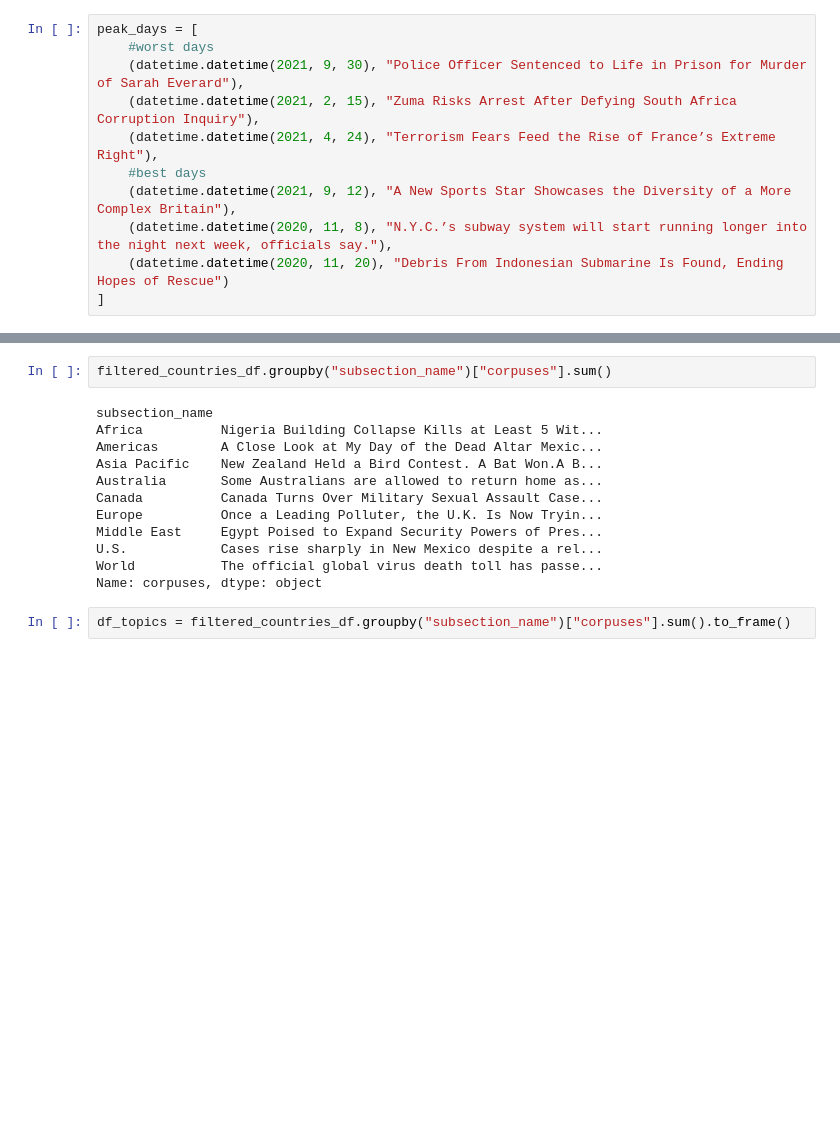
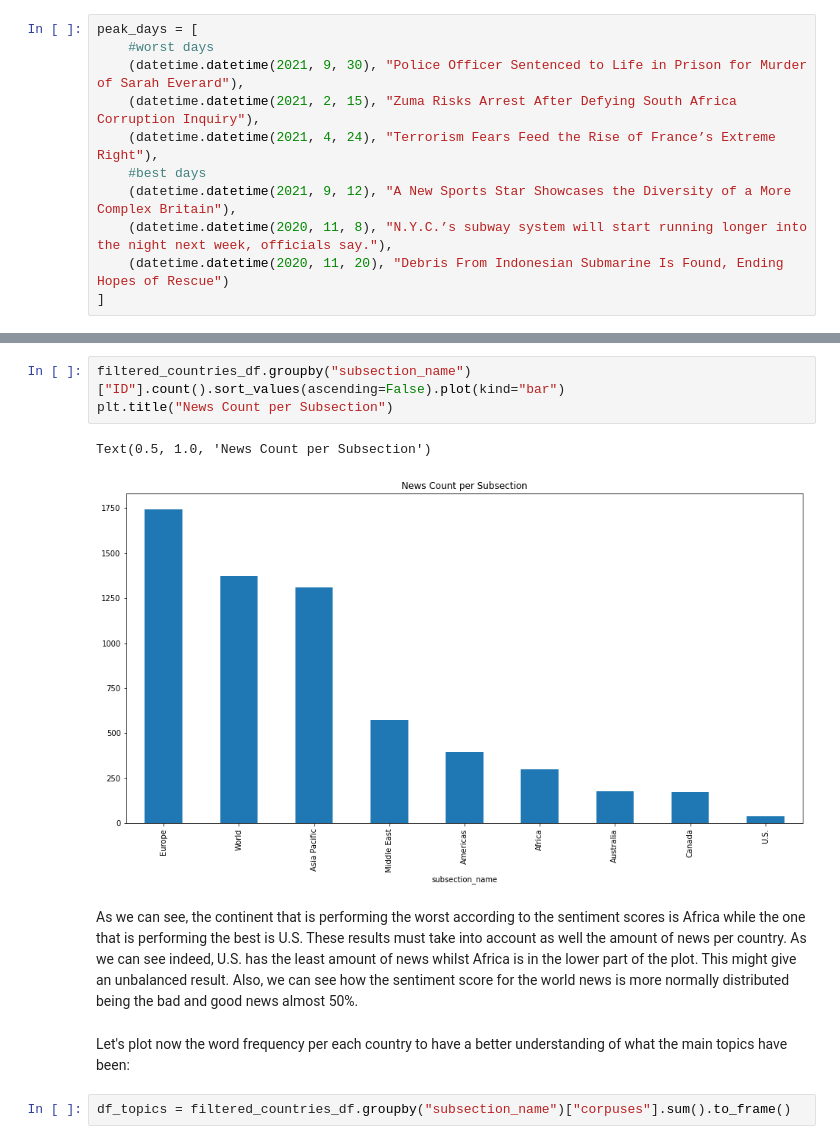
Before and after one commit to massigarg/NYT-news-analysis, a Jupyter notebook: NYT_news_analysis_part_2.ipynb, the cells around one changed output, grey strips where cells are left out. Cells and saved outputs as stored; diff of their text form; blank space fills up the shorter version.

```diff
--- a/NYT_news_analysis_part_2.ipynb
+++ b/NYT_news_analysis_part_2.ipynb
@@ -549,17 +630,13 @@ stacked_bar
-# %%
-filtered_countries_df.groupby("subsection_name")["corpuses"].sum()
-# %% [output]
-subsection_name
-Africa          Nigeria Building Collapse Kills at Least 5 Wit...
-Americas        A Close Look at My Day of the Dead Altar Mexic...
-Asia Pacific    New Zealand Held a Bird Contest. A Bat Won.A B...
-Australia       Some Australians are allowed to return home as...
-Canada          Canada Turns Over Military Sexual Assault Case...
-Europe          Once a Leading Polluter, the U.K. Is Now Tryin...
-Middle East     Egypt Poised to Expand Security Powers of Pres...
-U.S.            Cases rise sharply in New Mexico despite a rel...
-World           The official global virus death toll has passe...
-Name: corpuses, dtype: object
+# %%
+filtered_countries_df.groupby("subsection_name")["ID"].count().sort_values(ascending=False).plot(kind="bar")
+plt.title("News Count per Subsection")
+# %% [output]
+Text(0.5, 1.0, 'News Count per Subsection')
+[figure, added]
+# %% [markdown]
+As we can see, the continent that is performing the worst according to the sentiment scores is Africa while the one that is performing the best is U.S. These results must take into account as well the amount of news per country. As we can see indeed, U.S. has the least amount of news whilst Africa is in the lower part of the plot. This might give an unbalanced result. Also, we can see how the sentiment score for the world news is more normally distributed being the bad and good news almost 50%.
+# %% [markdown]
+Let's plot now the word frequency per each country to have a better understanding of what the main topics have been:
 # %%
 df_topics = filtered_countries_df.groupby("subsection_name")["corpuses"].sum().to_frame()
 # %%
```
Also changed, not shown: parts of 133 cells of this notebook, 1 other file.
